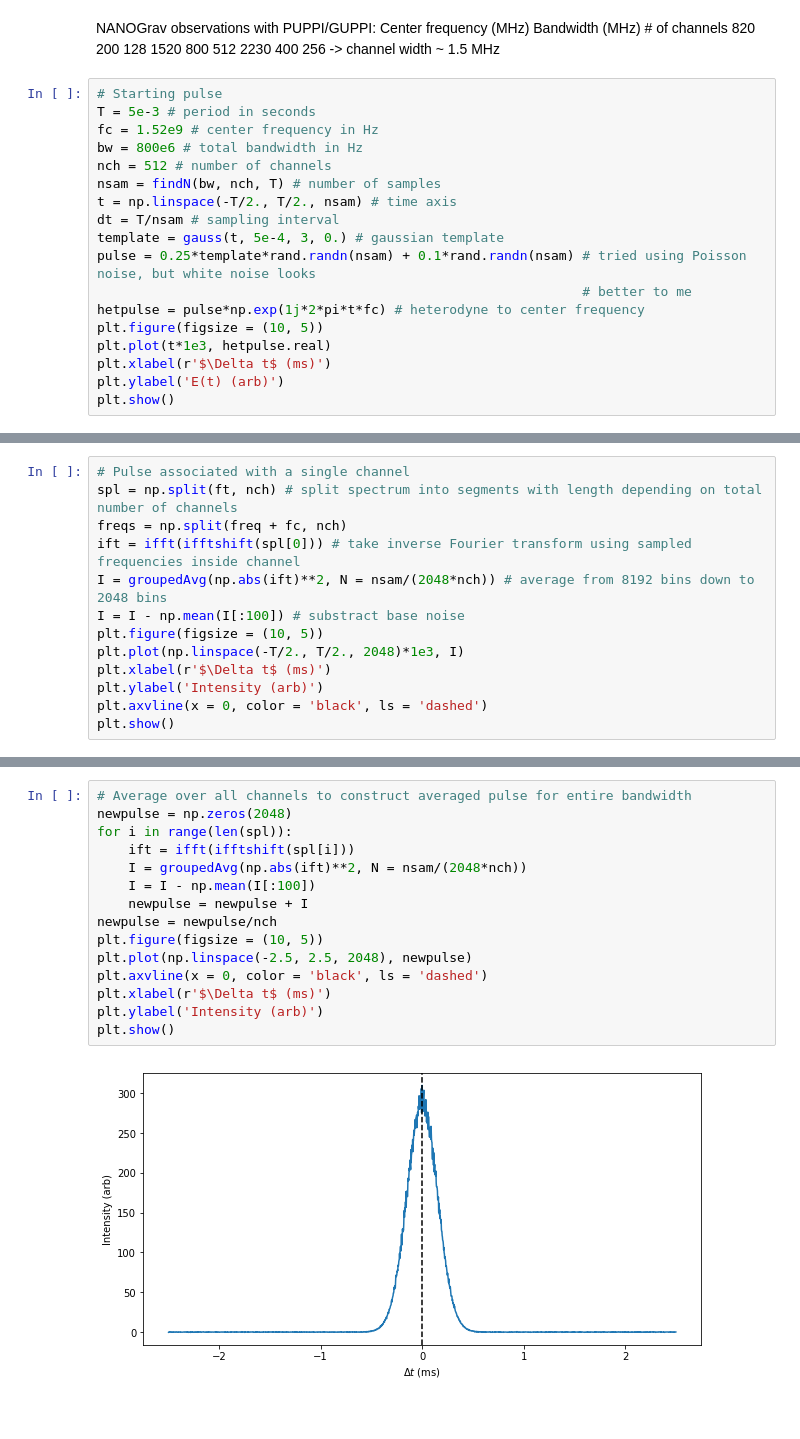
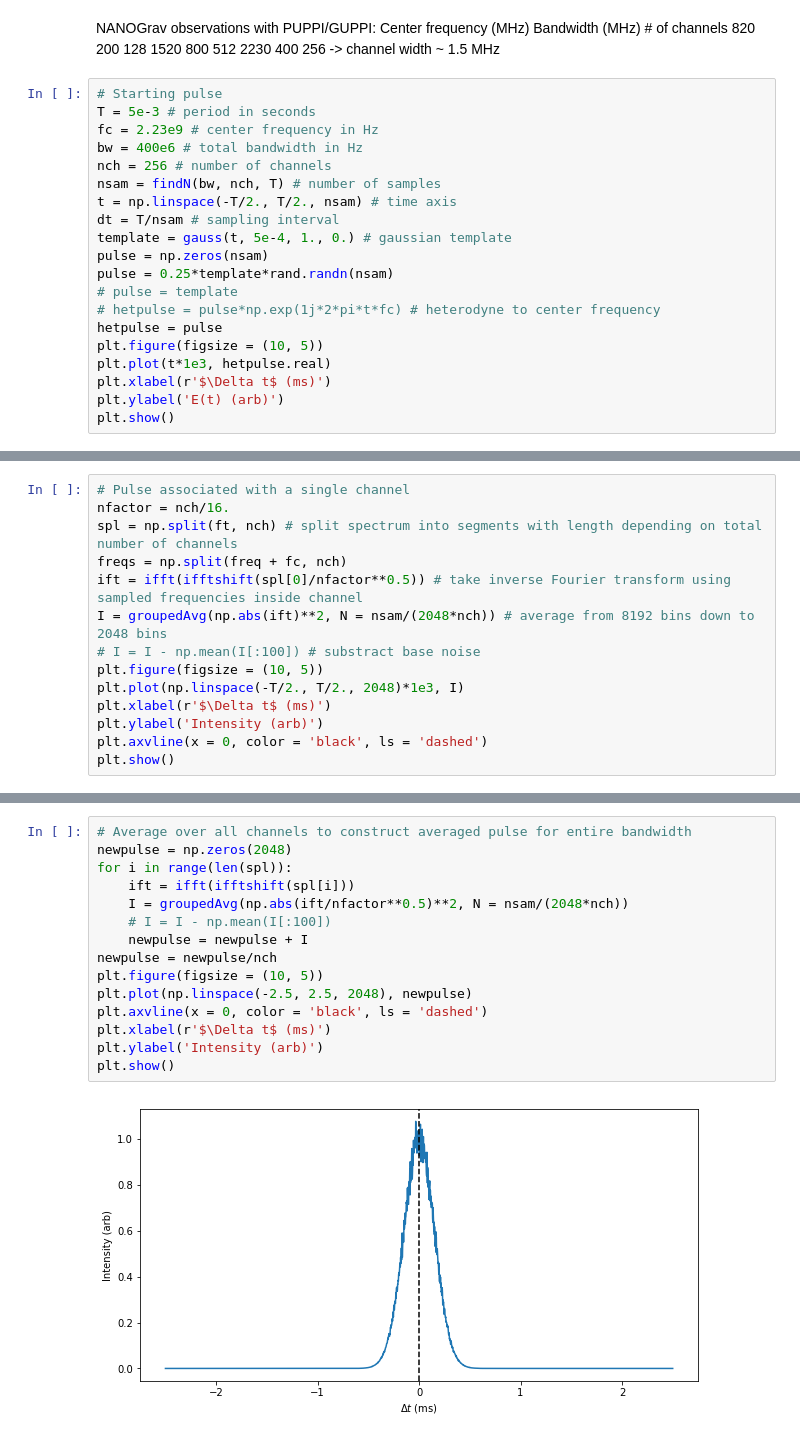
Before and after one commit to ggrillo93/plasma-lensing, a Jupyter notebook: Pulse lensing.ipynb, the cells around one changed output, grey strips where cells are left out. Saved outputs shown, nothing was run; the diff lists cells and outputs as text.

```diff
--- a/Pulse lensing.ipynb
+++ b/Pulse lensing.ipynb
@@ -30,16 +29,18 @@ Center frequency (MHz)       Bandwidth (MHz)      # of channels
 # %%
 # Starting pulse
 T = 5e-3 # period in seconds
-fc = 1.52e9 # center frequency in Hz
-bw = 800e6 # total bandwidth in Hz
-nch = 512 # number of channels
+fc = 2.23e9 # center frequency in Hz
+bw = 400e6 # total bandwidth in Hz
+nch = 256 # number of channels
 nsam = findN(bw, nch, T) # number of samples
 t = np.linspace(-T/2., T/2., nsam) # time axis
 dt = T/nsam # sampling interval
-template = gauss(t, 5e-4, 3, 0.) # gaussian template
-pulse = 0.25*template*rand.randn(nsam) + 0.1*rand.randn(nsam) # tried using Poisson noise, but white noise looks
-                                                              # better to me
-hetpulse = pulse*np.exp(1j*2*pi*t*fc) # heterodyne to center frequency
+template = gauss(t, 5e-4, 1., 0.) # gaussian template
+pulse = np.zeros(nsam)
+pulse = 0.25*template*rand.randn(nsam)
+# pulse = template
+# hetpulse = pulse*np.exp(1j*2*pi*t*fc) # heterodyne to center frequency
+hetpulse = pulse
 plt.figure(figsize = (10, 5))
 plt.plot(t*1e3, hetpulse.real)
 plt.xlabel(r'$\Delta t$ (ms)')
@@ -61,10 +62,11 @@ plt.show()
 # %%
 # Pulse associated with a single channel
+nfactor = nch/16.
 spl = np.split(ft, nch) # split spectrum into segments with length depending on total number of channels
 freqs = np.split(freq + fc, nch)
-ift = ifft(ifftshift(spl[0])) # take inverse Fourier transform using sampled frequencies inside channel
+ift = ifft(ifftshift(spl[0]/nfactor**0.5)) # take inverse Fourier transform using sampled frequencies inside channel
 I = groupedAvg(np.abs(ift)**2, N = nsam/(2048*nch)) # average from 8192 bins down to 2048 bins
-I = I - np.mean(I[:100]) # substract base noise
+# I = I - np.mean(I[:100]) # substract base noise
 plt.figure(figsize = (10, 5))
 plt.plot(np.linspace(-T/2., T/2., 2048)*1e3, I)
 plt.xlabel(r'$\Delta t$ (ms)')
@@ -76,17 +78,17 @@ plt.show()
 # %%
 # Average over all channels to construct averaged pulse for entire bandwidth
 newpulse = np.zeros(2048)
 for i in range(len(spl)):
     ift = ifft(ifftshift(spl[i]))
-    I = groupedAvg(np.abs(ift)**2, N = nsam/(2048*nch))
-    I = I - np.mean(I[:100])
+    I = groupedAvg(np.abs(ift/nfactor**0.5)**2, N = nsam/(2048*nch))
+    # I = I - np.mean(I[:100])
     newpulse = newpulse + I
 newpulse = newpulse/nch
 plt.figure(figsize = (10, 5))
 plt.plot(np.linspace(-2.5, 2.5, 2048), newpulse)
 plt.axvline(x = 0, color = 'black', ls = 'dashed')
 plt.xlabel(r'$\Delta t$ (ms)')
 plt.ylabel('Intensity (arb)')
 plt.show()
 # %% [output]
-[figure, old version]
+[figure, new version]
```
Also changed, not shown: parts of 33 cells of this notebook, 9 other files.
